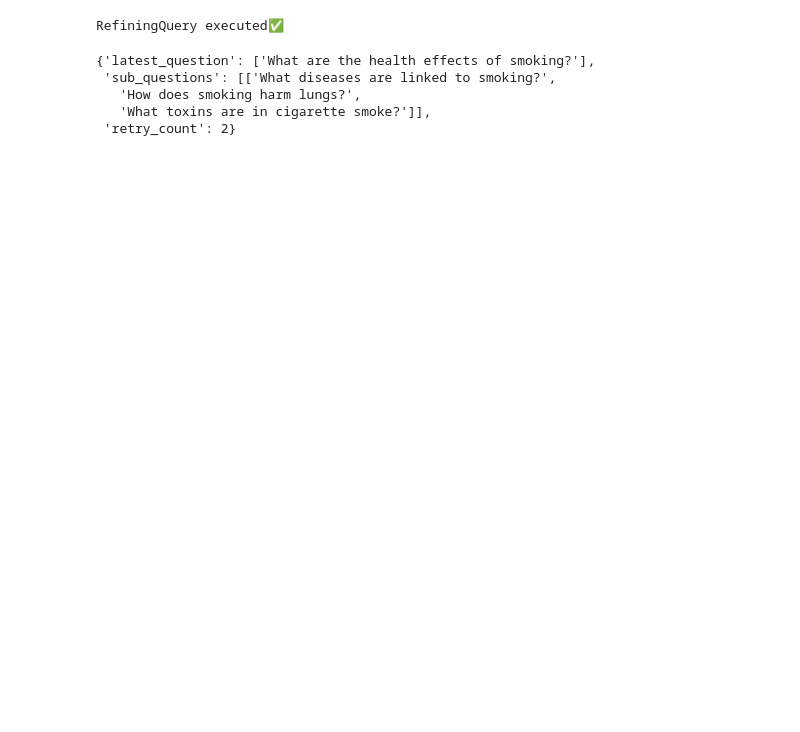
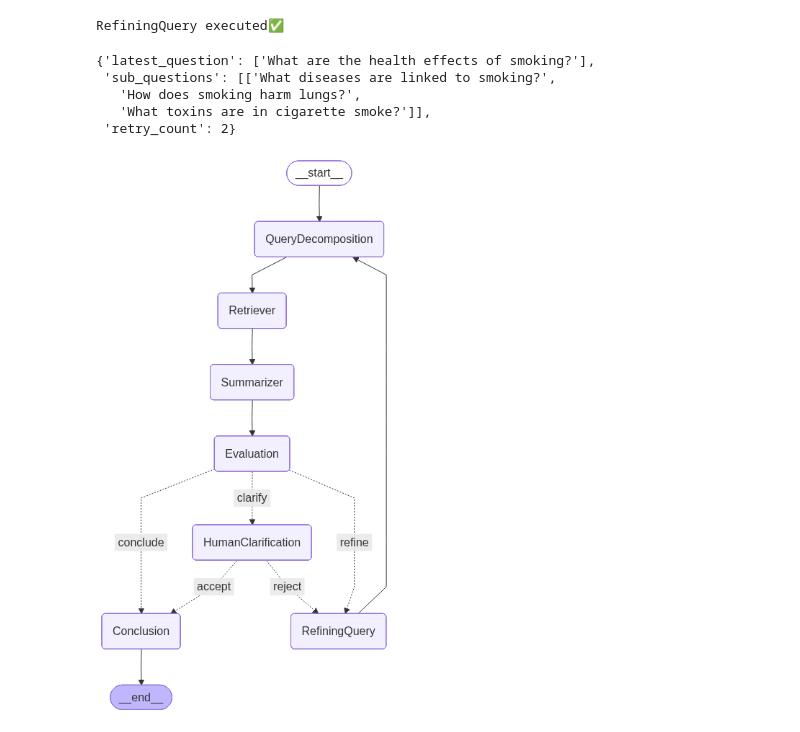
Before and after one commit to abhishektimsina01/Agentic_RAG, a Jupyter notebook: rag.ipynb, the cells around one changed output. Saved outputs shown, nothing was run; the diff lists cells and outputs as text; code cells hidden in the pictures; blank space fills up the shorter version.

Commit message:
Complete workflow

```diff
--- a/rag.ipynb
+++ b/rag.ipynb
@@ -392,26 +392,28 @@ def conclusion(state: RAG_state):
 # %%
 graph = StateGraph(RAG_state)
 
 graph.add_node("QueryDecomposition", query_decomposition)
 graph.add_node("Retriever", retriever)
 graph.add_node("Summarizer", summarizer)
 graph.add_node("Evaluation", evaluation)
 graph.add_node("RefiningQuery", refining_query)
 graph.add_node("HumanClarification", human_clarification)
 graph.add_node("Conclusion", conclusion)
 
 graph.add_edge(START, "QueryDecomposition")
 graph.add_edge("QueryDecomposition", "Retriever")
 graph.add_edge("Retriever","Summarizer")
 graph.add_edge("Summarizer", "Evaluation")
 graph.add_conditional_edges("Evaluation", evaluation_conditional_edge, {'refine' : "RefiningQuery", 'clarify' : "HumanClarification", "conclude" : "Conclusion"})
 graph.add_conditional_edges("HumanClarification", human_conditional_edge, {'accept' : 'Conclusion', 'reject' : "RefiningQuery"})
 graph.add_edge("RefiningQuery", "QueryDecomposition")
 graph.add_edge("Conclusion", END)
 
 
 workflow = graph.compile()
-# workflow
+workflow
+# %% [output]
+[figure, added]
 # %%
 workflow.invoke({"latest_question" : ["Why is smoking bad?"], 'retry_count' : 0})
 # %% [output]
```
Also changed, not shown: parts of 3 cells of this notebook.
